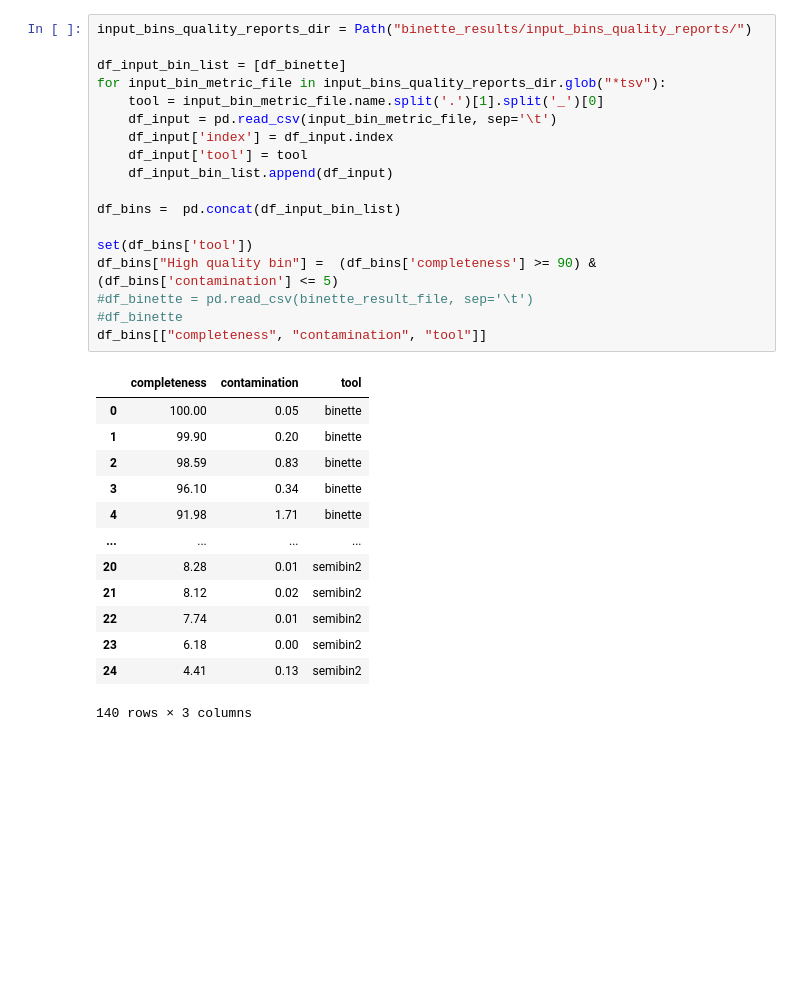
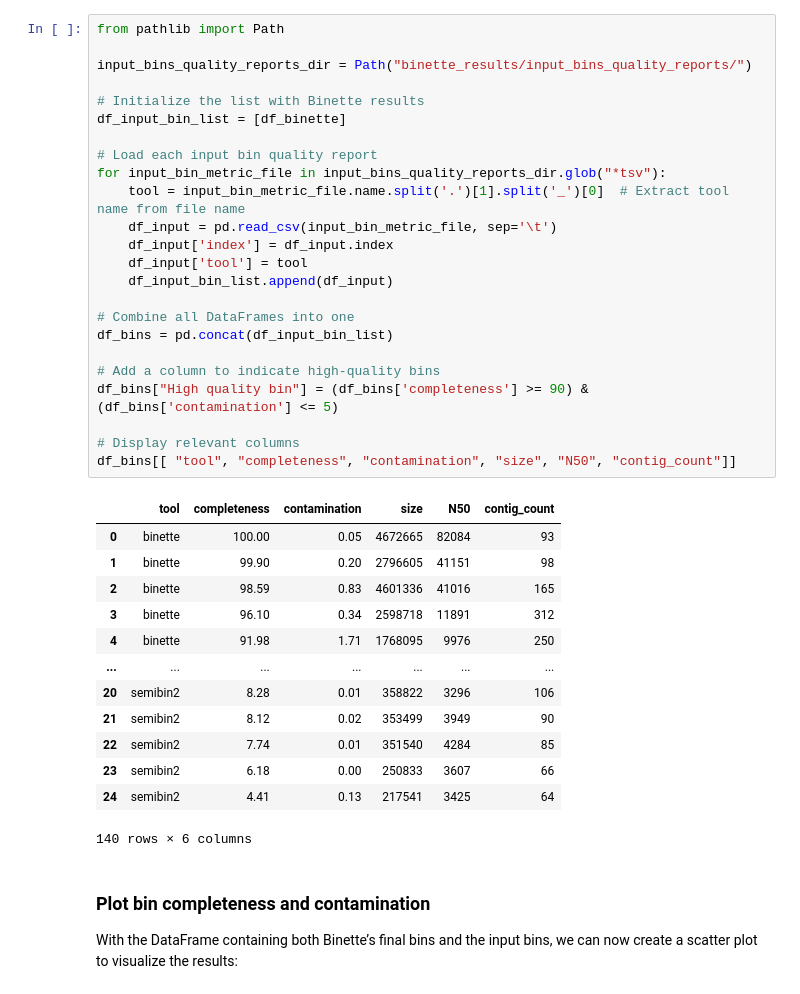
Before and after one commit to genotoul-bioinfo/Binette, a Jupyter notebook: docs/tutorial/analyse_binette_result.ipynb, the cells around one changed output. Saved outputs shown, nothing was run; the diff lists cells and outputs as text; blank space fills up the shorter version.

```diff
--- a/docs/tutorial/analyse_binette_result.ipynb
+++ b/docs/tutorial/analyse_binette_result.ipynb
@@ -32,33 +48,42 @@ df_binette
 # %%
+from pathlib import Path
+
 input_bins_quality_reports_dir = Path("binette_results/input_bins_quality_reports/")
 
+# Initialize the list with Binette results
 df_input_bin_list = [df_binette]
+
+# Load each input bin quality report
 for input_bin_metric_file in input_bins_quality_reports_dir.glob("*tsv"):
-    tool = input_bin_metric_file.name.split('.')[1].split('_')[0]
+    tool = input_bin_metric_file.name.split('.')[1].split('_')[0]  # Extract tool name from file name
     df_input = pd.read_csv(input_bin_metric_file, sep='\t')
     df_input['index'] = df_input.index
     df_input['tool'] = tool
     df_input_bin_list.append(df_input)
 
-df_bins =  pd.concat(df_input_bin_list)
+# Combine all DataFrames into one
+df_bins = pd.concat(df_input_bin_list)
 
-set(df_bins['tool'])
-df_bins["High quality bin"] =  (df_bins['completeness'] >= 90) & (df_bins['contamination'] <= 5)
-#df_binette = pd.read_csv(binette_result_file, sep='\t')
-#df_binette
-df_bins[["completeness", "contamination", "tool"]]
+# Add a column to indicate high-quality bins
+df_bins["High quality bin"] = (df_bins['completeness'] >= 90) & (df_bins['contamination'] <= 5)
+
+# Display relevant columns
+df_bins[[ "tool", "completeness", "contamination", "size", "N50", "contig_count"]]
 # %% [output]
-|  | completeness | contamination | tool |
-| 0 | 100.00 | 0.05 | binette |
-| 1 | 99.90 | 0.20 | binette |
-| 2 | 98.59 | 0.83 | binette |
-| 3 | 96.10 | 0.34 | binette |
-| 4 | 91.98 | 1.71 | binette |
-| ... | ... | ... | ... |
-| 20 | 8.28 | 0.01 | semibin2 |
-| 21 | 8.12 | 0.02 | semibin2 |
-| 22 | 7.74 | 0.01 | semibin2 |
-| 23 | 6.18 | 0.00 | semibin2 |
-| 24 | 4.41 | 0.13 | semibin2 |
+|  | tool | completeness | contamination | size | N50 | contig_count |
+| 0 | binette | 100.00 | 0.05 | 4672665 | 82084 | 93 |
+| 1 | binette | 99.90 | 0.20 | 2796605 | 41151 | 98 |
+| 2 | binette | 98.59 | 0.83 | 4601336 | 41016 | 165 |
+| 3 | binette | 96.10 | 0.34 | 2598718 | 11891 | 312 |
+| 4 | binette | 91.98 | 1.71 | 1768095 | 9976 | 250 |
+| ... | ... | ... | ... | ... | ... | ... |
+| 20 | semibin2 | 8.28 | 0.01 | 358822 | 3296 | 106 |
+| 21 | semibin2 | 8.12 | 0.02 | 353499 | 3949 | 90 |
+| 22 | semibin2 | 7.74 | 0.01 | 351540 | 4284 | 85 |
+| 23 | semibin2 | 6.18 | 0.00 | 250833 | 3607 | 66 |
+| 24 | semibin2 | 4.41 | 0.13 | 217541 | 3425 | 64 |
-140 rows × 3 columns
+140 rows × 6 columns
+# %% [markdown]
+### Plot bin completeness and contamination
+With the DataFrame containing both Binette’s final bins and the input bins, we can now create a scatter plot to visualize the results:
 # %%
```
Also changed, not shown: parts of 20 cells of this notebook, 9 other files.
